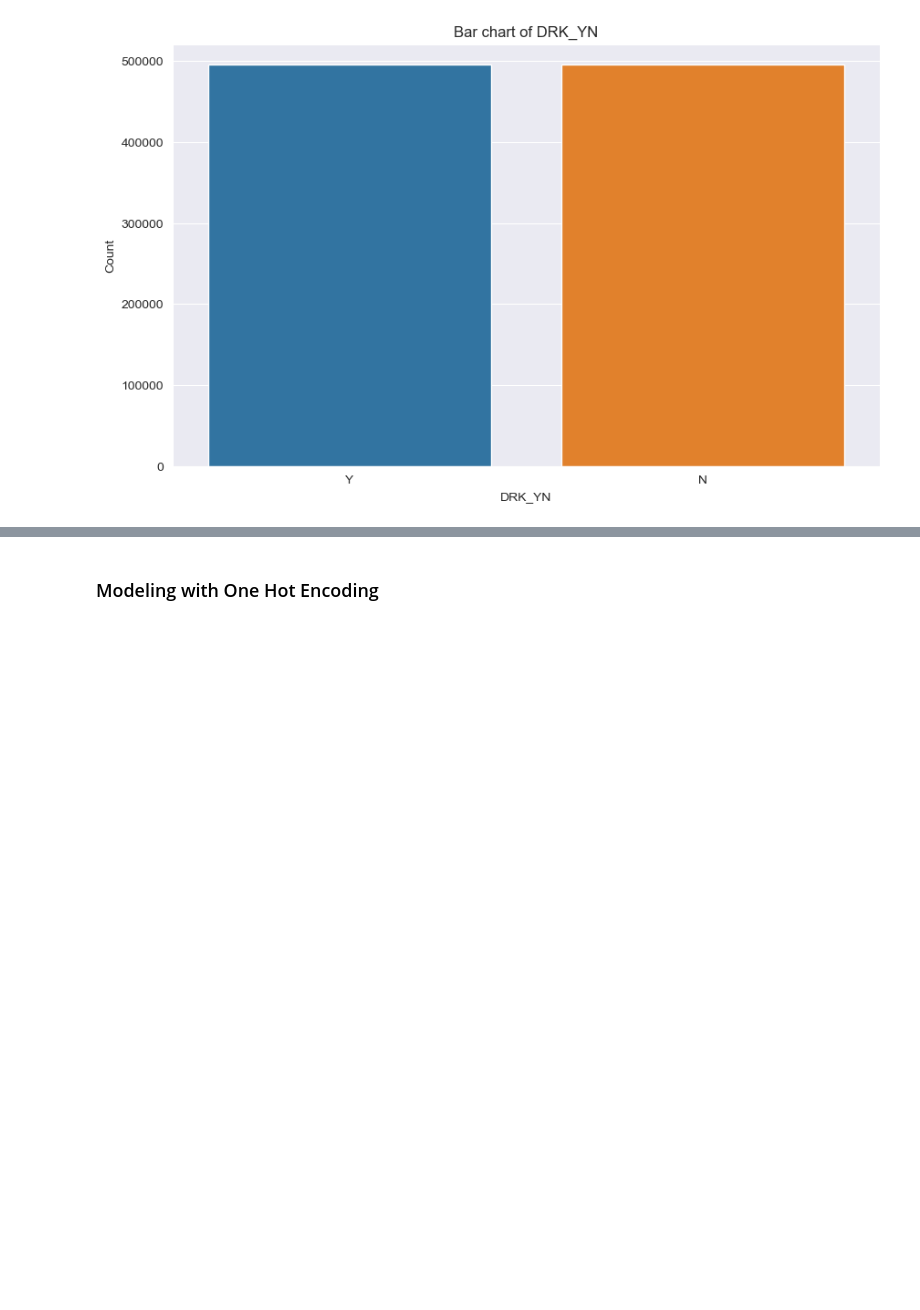
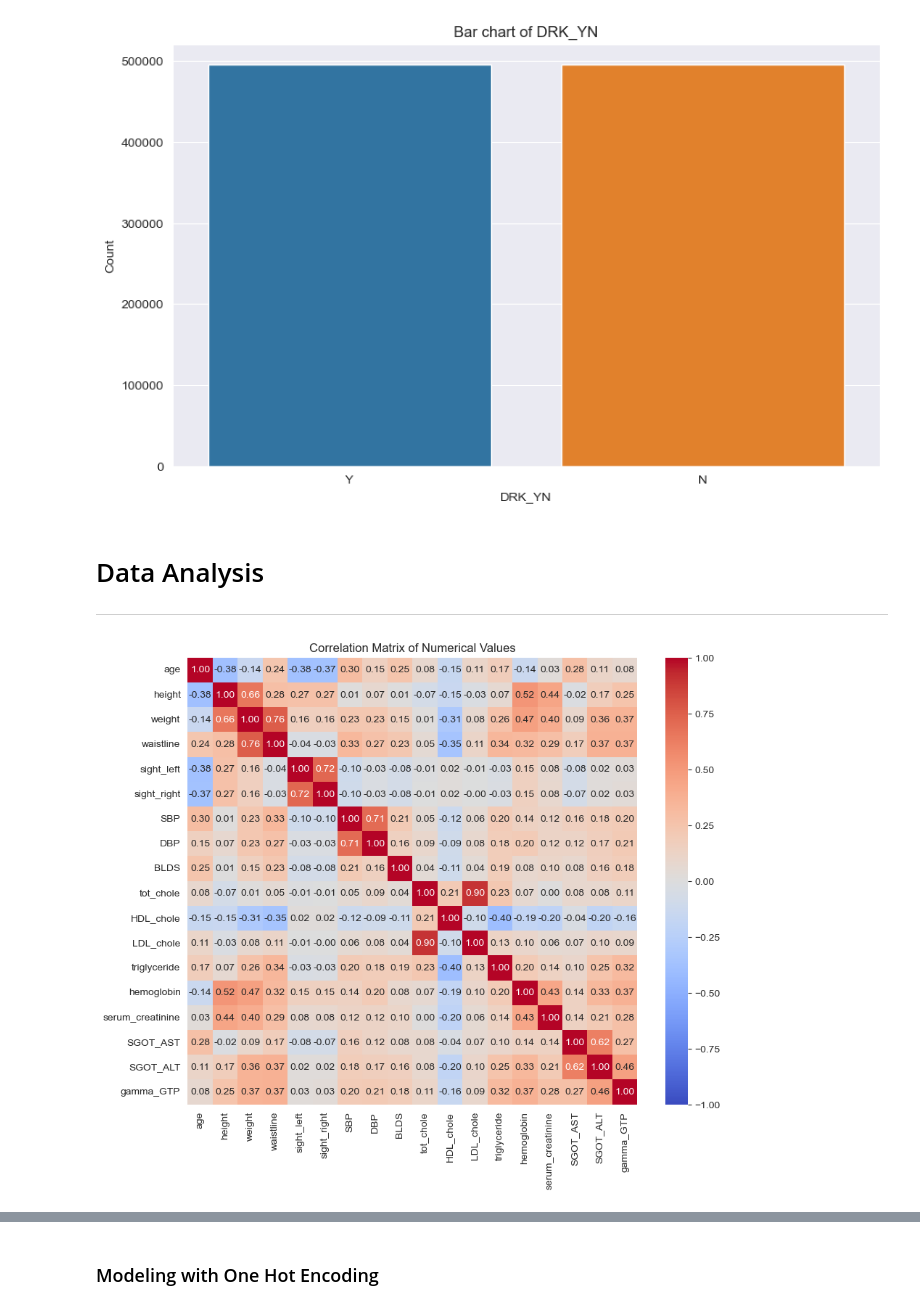
Before and after one commit to amajuoyieze/PEM-Group-Project, a Jupyter notebook: Group-Project.ipynb, the cells around one changed output, grey strips where cells are left out. Cells and saved outputs as stored; diff of their text form; code cells hidden in the pictures; blank space fills up the shorter version.

Commit message:
Added Data Analysis code

```diff
--- a/Group-Project.ipynb
+++ b/Group-Project.ipynb
@@ -44,6 +44,7 @@ def percentage_missing_values(data):
     return f"Percentage of missing values: {percentage_missing:.2f}%"
 # %%
 df = pd.read_csv('data/sd.csv')
+df.drop('SMK_stat_type_cd',axis=1,inplace=True)
 df_copy = df.copy()
 df_copy.head()
 # %% [output]
@@ -188,3 +176,11 @@ plt.title('Bar chart of DRK_YN')
 plt.show()
 # %% [output]
 [figure]
+# %% [markdown]
+# Data Analysis
+---
+# %%
+d_analysis = df_copy.copy()
+# %%
+quantitative_columns = ['age', 'height', 'weight', 'waistline', 'sight_left', 'sight_right','SBP', 'DBP', 'BLDS', 'tot_chole', 'HDL_chole', 'LDL_chole', 'triglyceride', 'hemoglobin', 'serum_creatinine', 'SGOT_AST','SGOT_ALT', 'gamma_GTP']
+data_quantitative = d_analysis[quantitative_columns]
@@ -190,0 +191,8 @@ plt.show()
+# %%
+plt.figure(figsize=(10, 8))  # You can adjust the size of the plot as needed
+correlation_matrix = data_quantitative.corr()
+sns.heatmap(correlation_matrix, annot=True, fmt='.2f', cmap='coolwarm', vmin=-1, vmax=1)
+plt.title('Correlation Matrix of Numerical Values')
+plt.show()
+# %% [output]
+[figure, added]
```
Also changed, not shown: parts of 9 cells of this notebook.
